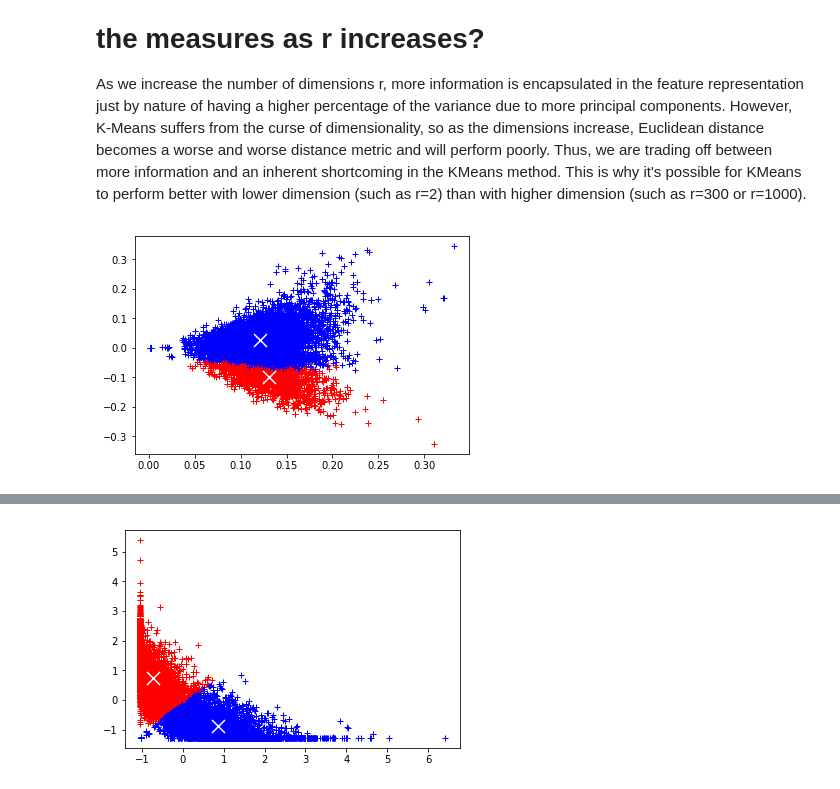
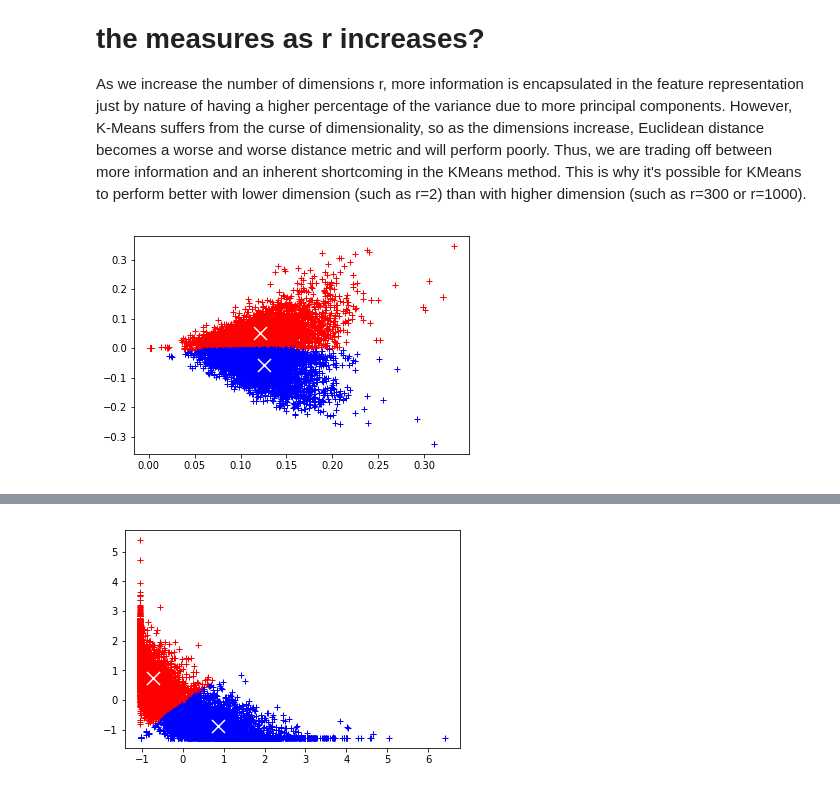
Before and after one commit to jdhurwitz/UCLA-EE219, a Jupyter notebook: Project2/project2.ipynb, the cells around one changed output, grey strips where cells are left out. Cells and saved outputs as stored; diff of their text form; code cells hidden in the pictures.

```diff
--- a/Project2/project2.ipynb
+++ b/Project2/project2.ipynb
@@ -333,28 +352,29 @@ ypred_nmf = km_nmf.predict(test_nmf)
 # %%
-# use LSI w/ r=40
+# use LSI w/ r=2
 def plot_clusters(k, mode='lsi'):
     if mode is 'lsi':
         svd = TruncatedSVD(n_components=k)
     else:
         svd = NMF(n_components=k)
     X = svd.fit_transform(trainX)
     kmeans = KMeans(n_clusters=2).fit(X)
-    svd2 = TruncatedSVD(n_components=2)
-    X2 = svd2.fit_transform(X)
+#    svd2 = TruncatedSVD(n_components=2)
+#    X2 = svd2.fit_transform(X)
+    X2 = X
 
     x1 = X2[kmeans.labels_ == 0][:, 0]
     y1 = X2[kmeans.labels_ == 0][:, 1]
     plt.plot(x1,y1,'r+')
     x2 = X2[kmeans.labels_ == 1][:, 0]
     y2 = X2[kmeans.labels_ == 1][:, 1]
     plt.plot(x2, y2, 'b+')
     centroids = kmeans.cluster_centers_
     plt.scatter(centroids[:, 0], centroids[:, 1],marker='x', s=169, linewidths=3,color='w', zorder=10)
     plt.show()
 
-plot_clusters(k=40)
+plot_clusters(k=2)
 # %% [output]
-[figure, old version]
+[figure, new version]
 # %%
 from matplotlib.colors import ListedColormap
 
```
Also changed, not shown: parts of 11 cells of this notebook.
